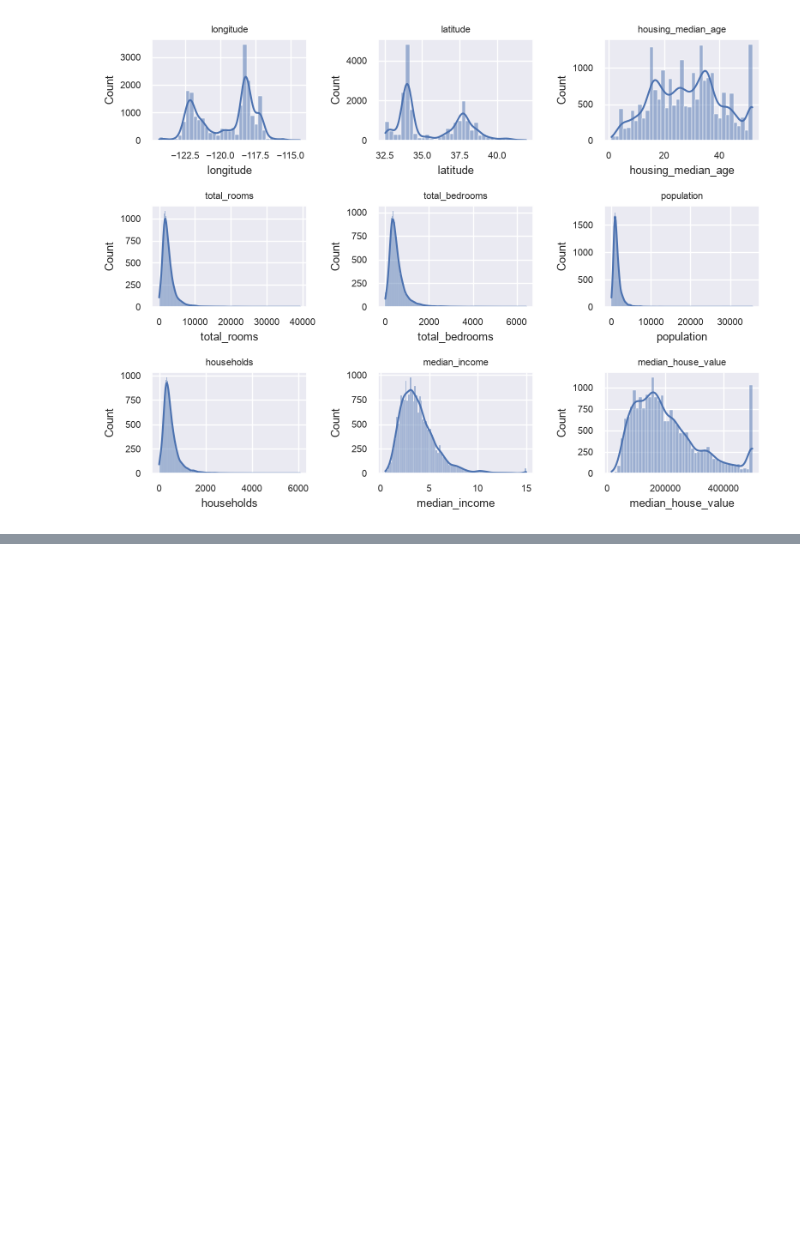
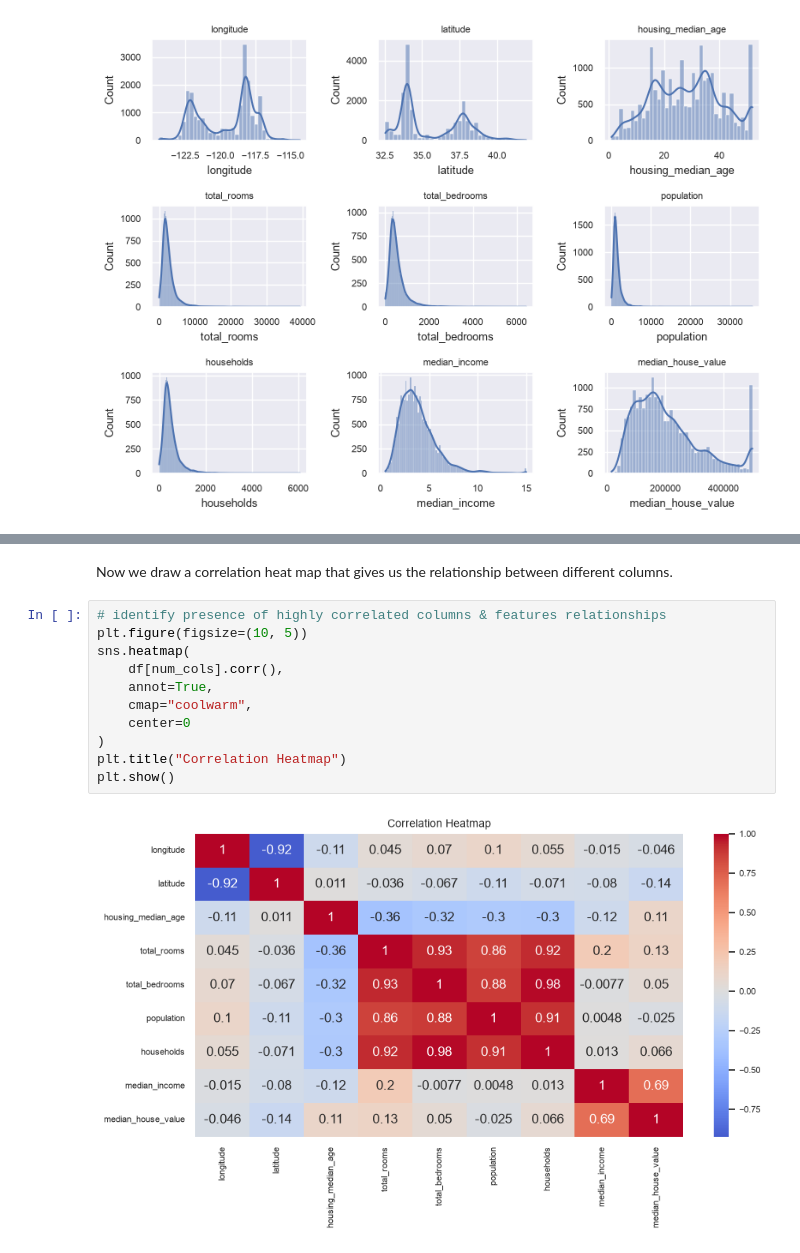
Before and after one commit to Toffa04/House-Price-Prediction-Machine-Learning-Project, a Jupyter notebook: house_price_prediction.ipynb, the cells around one changed output, grey strips where cells are left out. Cells and saved outputs as stored; diff of their text form; blank space fills up the shorter version.

```diff
--- a/house_price_prediction.ipynb
+++ b/house_price_prediction.ipynb
@@ -292,0 +307,15 @@ plt.show()
+# %% [markdown]
+Now we draw a correlation heat map that gives us the relationship between different columns.
+# %%
+# identify presence of highly correlated columns & features relationships
+plt.figure(figsize=(10, 5))
+sns.heatmap(
+    df[num_cols].corr(),
+    annot=True,
+    cmap="coolwarm",
+    center=0
+)
+plt.title("Correlation Heatmap")
+plt.show()
+# %% [output]
+[figure, added]
```
Also changed, not shown: parts of 4 cells of this notebook.
